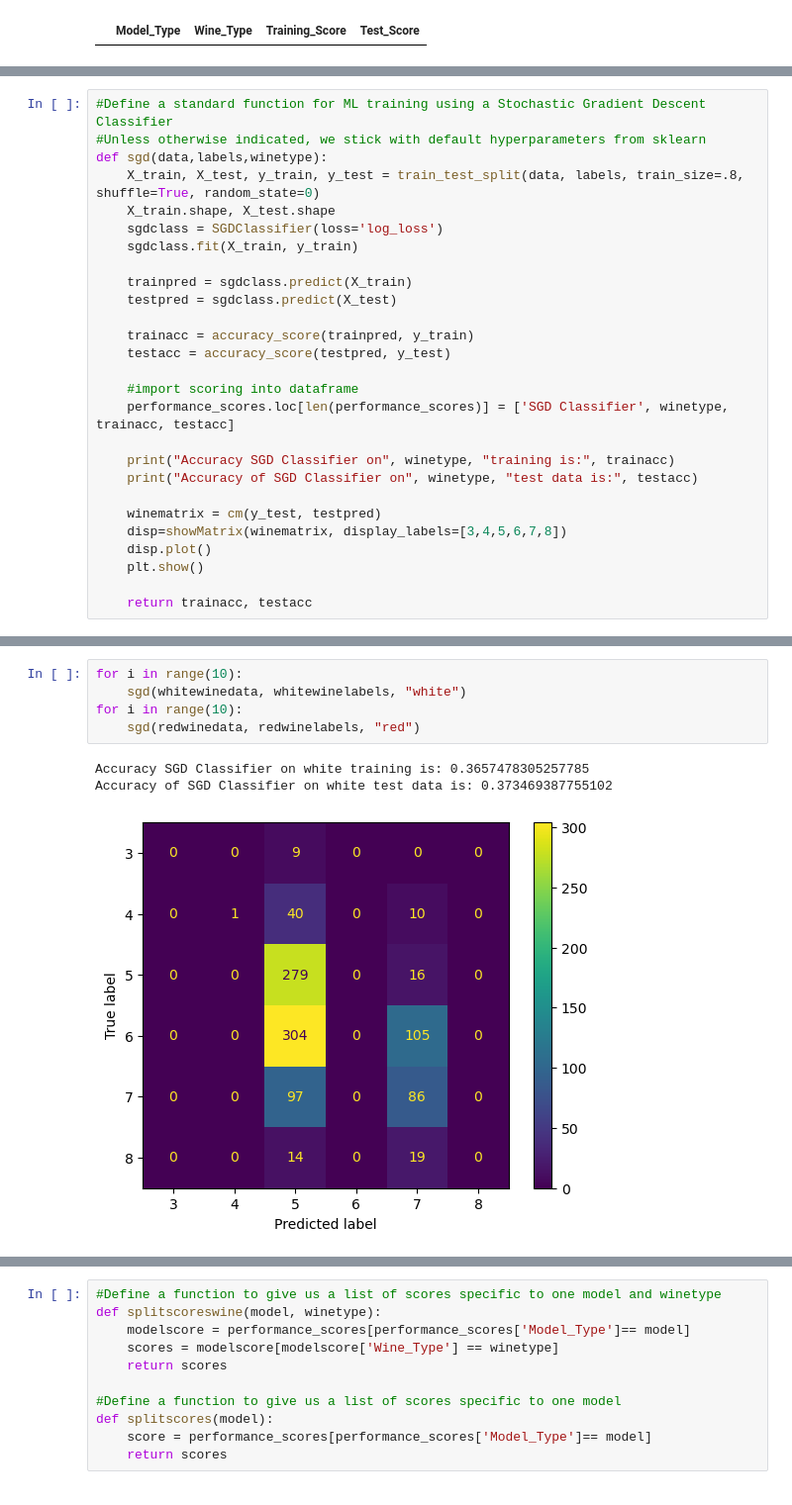
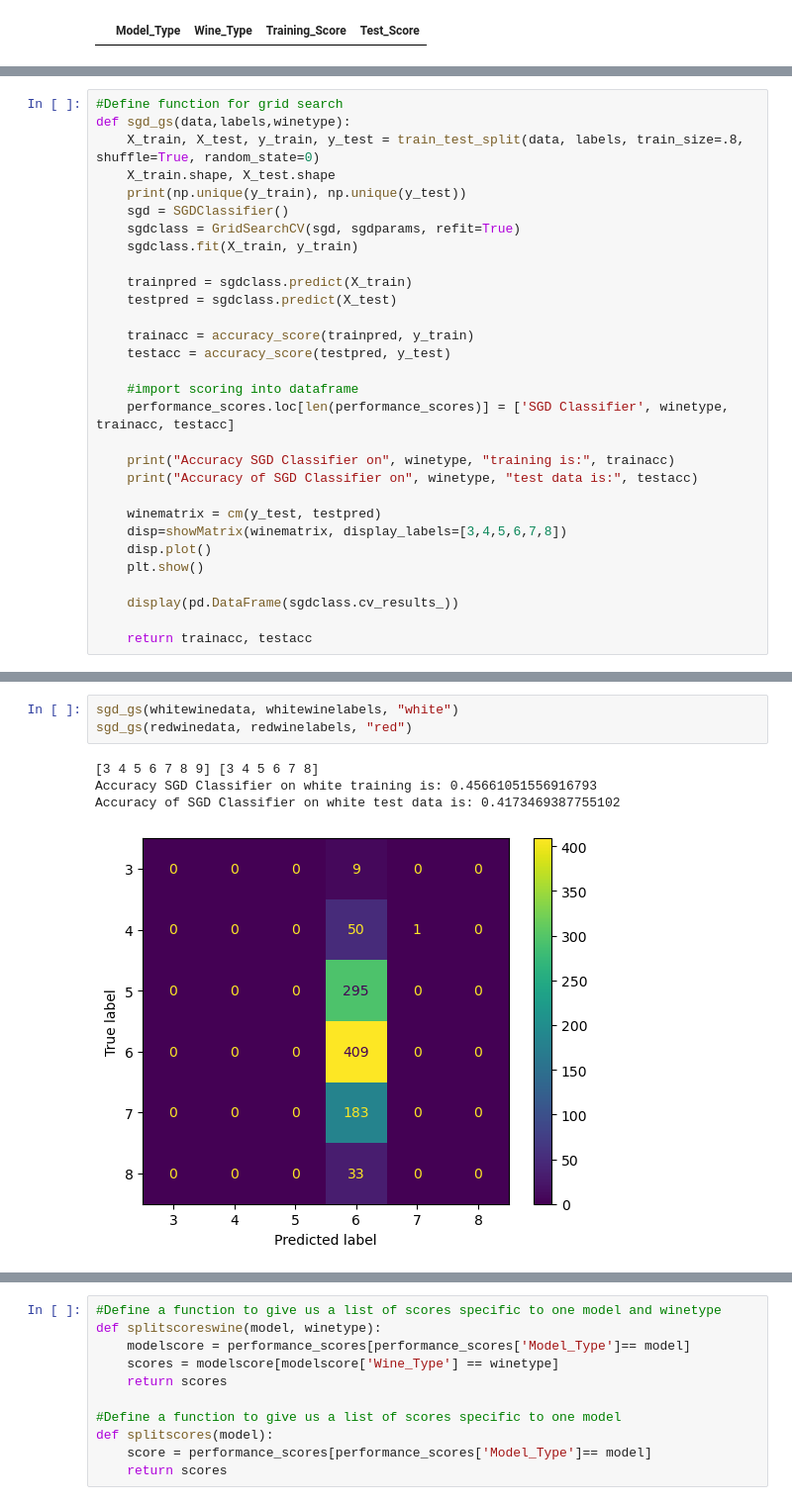
Before and after one commit to COSC5557/hyperparameter-optimization-lrstafford, a Jupyter notebook: Exercise4.ipynb, the cells around one changed output, grey strips where cells are left out. Shown at 99% size. Saved outputs shown, nothing was run; the diff lists cells and outputs as text.

```diff
--- a/Exercise4.ipynb
+++ b/Exercise4.ipynb
@@ -370,10 +379,11 @@ def knn(data,labels,winetype):
 # %%
-#Define a standard function for ML training using a Stochastic Gradient Descent Classifier
-#Unless otherwise indicated, we stick with default hyperparameters from sklearn
-def sgd(data,labels,winetype):
+#Define function for grid search
+def sgd_gs(data,labels,winetype):
     X_train, X_test, y_train, y_test = train_test_split(data, labels, train_size=.8, shuffle=True, random_state=0)
     X_train.shape, X_test.shape
-    sgdclass = SGDClassifier(loss='log_loss')
+    print(np.unique(y_train), np.unique(y_test))
+    sgd = SGDClassifier()
+    sgdclass = GridSearchCV(sgd, sgdparams, refit=True)
     sgdclass.fit(X_train, y_train)
 
     trainpred = sgdclass.predict(X_train)
@@ -393,4 +403,6 @@ def sgd(data,labels,winetype):
     disp.plot()
     plt.show()
 
+    display(pd.DataFrame(sgdclass.cv_results_))
+
     return trainacc, testacc
@@ -498,9 +517,8 @@ Accuracy of KNN on white test data is: 0.5806122448979592
 # %%
-for i in range(10):
-    sgd(whitewinedata, whitewinelabels, "white")
-for i in range(10):
-    sgd(redwinedata, redwinelabels, "red")
+sgd_gs(whitewinedata, whitewinelabels, "white")
+sgd_gs(redwinedata, redwinelabels, "red")
 # %% [output]
-Accuracy SGD Classifier on white training is: 0.3657478305257785
-Accuracy of SGD Classifier on white test data is: 0.373469387755102
+[3 4 5 6 7 8 9] [3 4 5 6 7 8]
+Accuracy SGD Classifier on white training is: 0.45661051556916793
+Accuracy of SGD Classifier on white test data is: 0.4173469387755102
-[figure, old version]
+[figure, new version]
```
Also changed, not shown: parts of 26 cells of this notebook, 4 other files.
